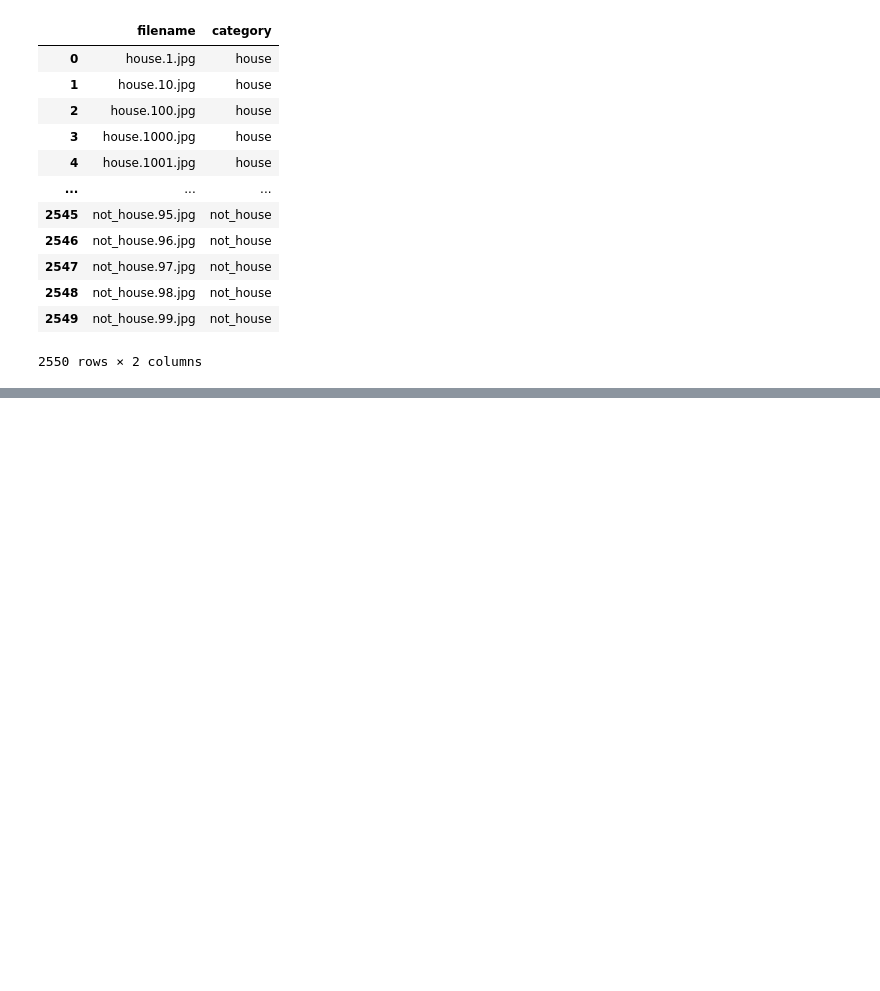
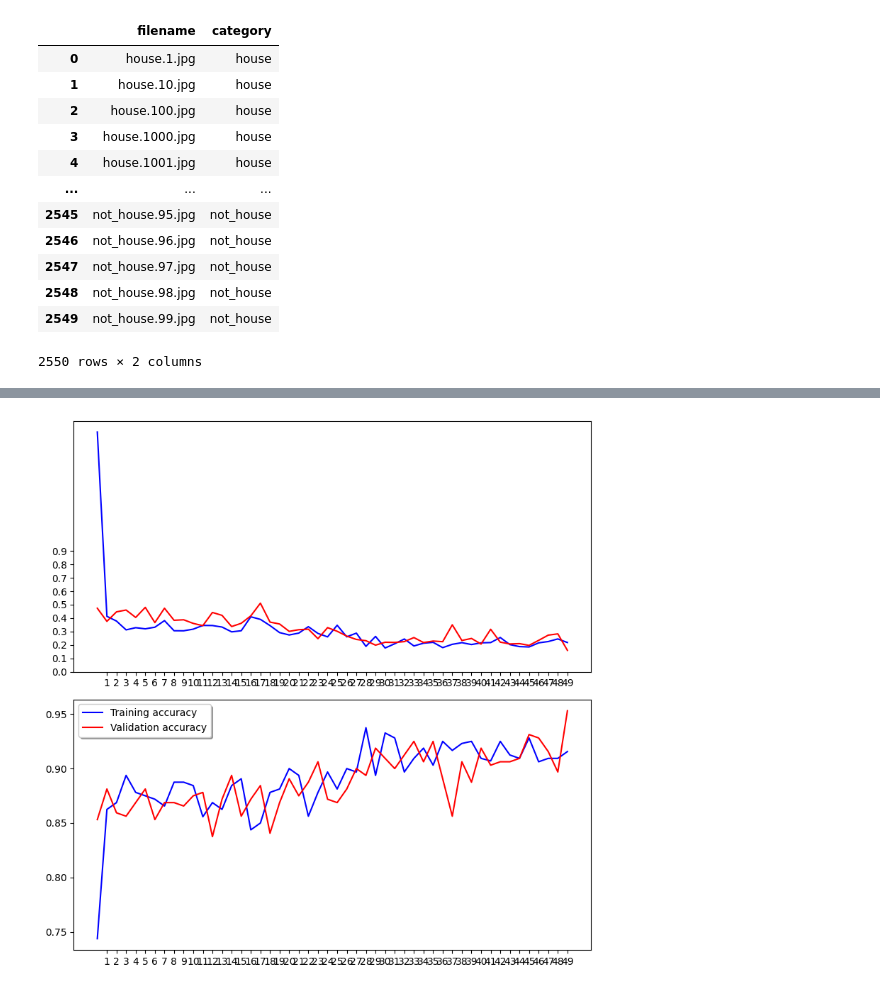
Before and after one commit to StaceyTf1999/graduateproject1_housetype.predicting, a Jupyter notebook: housing_predicting.ipynb, the cells around one changed output, grey strips where cells are left out. Saved outputs shown, nothing was run; the diff lists cells and outputs as text; code cells hidden in the pictures; blank space fills up the shorter version.

```diff
--- a/housing_predicting.ipynb
+++ b/housing_predicting.ipynb
@@ -378,8 +378,8 @@ The accuracy of predicting the house/not_house is around 80% by using SVM. Then
 # %% [markdown]
 #### Building CNN model
 # %%
-IMAGE_WIDTH=320
-IMAGE_HEIGHT=320
+IMAGE_WIDTH=224
+IMAGE_HEIGHT=224
 IMAGE_SIZE=(IMAGE_WIDTH, IMAGE_HEIGHT)
 IMAGE_CHANNELS=3
 # %%
@@ -512,0 +685,16 @@ Error:
+# %%
+fig, (ax1, ax2) = plt.subplots(2, 1, figsize=(8, 8))
+ax1.plot(history_house2.history['loss'], color='b', label="Training loss")
+ax1.plot(history_house2.history['val_loss'], color='r', label="validation loss")
+ax1.set_xticks(np.arange(1, 50, 1))
+ax1.set_yticks(np.arange(0, 1, 0.1))
+
+ax2.plot(history_house2.history['accuracy'], color='b', label="Training accuracy")
+ax2.plot(history_house2.history['val_accuracy'], color='r',label="Validation accuracy")
+ax2.set_xticks(np.arange(1, 50, 1))
+
+legend = plt.legend(loc='best', shadow=True)
+plt.tight_layout()
+plt.show()
+# %% [output]
+[figure, added]
```
Also changed, not shown: parts of 13 cells of this notebook.
